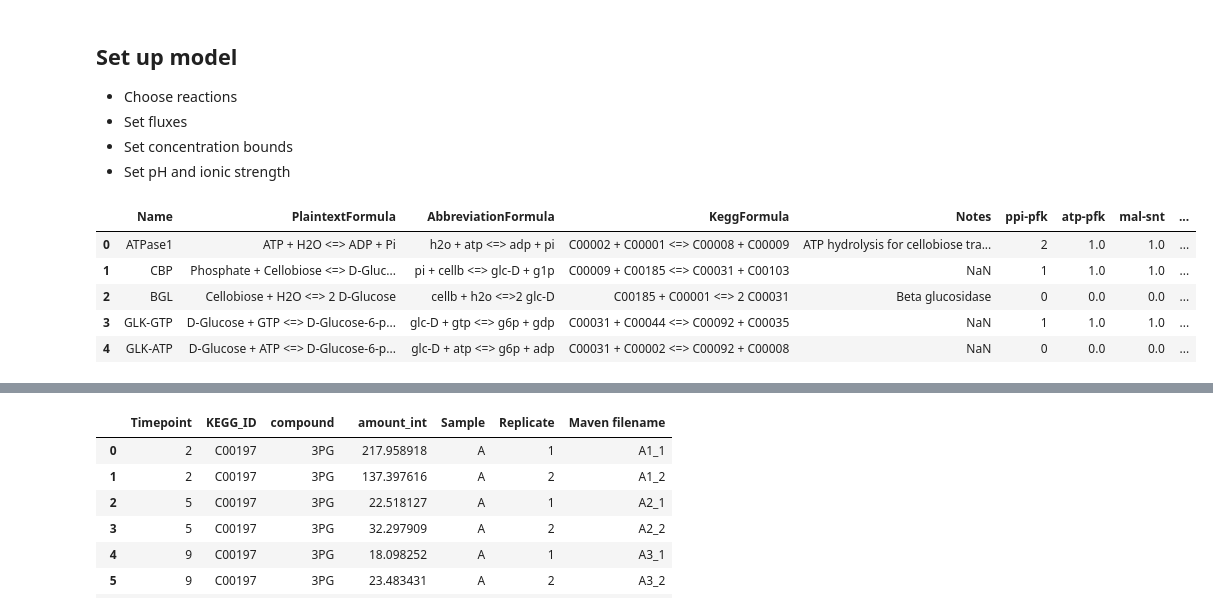
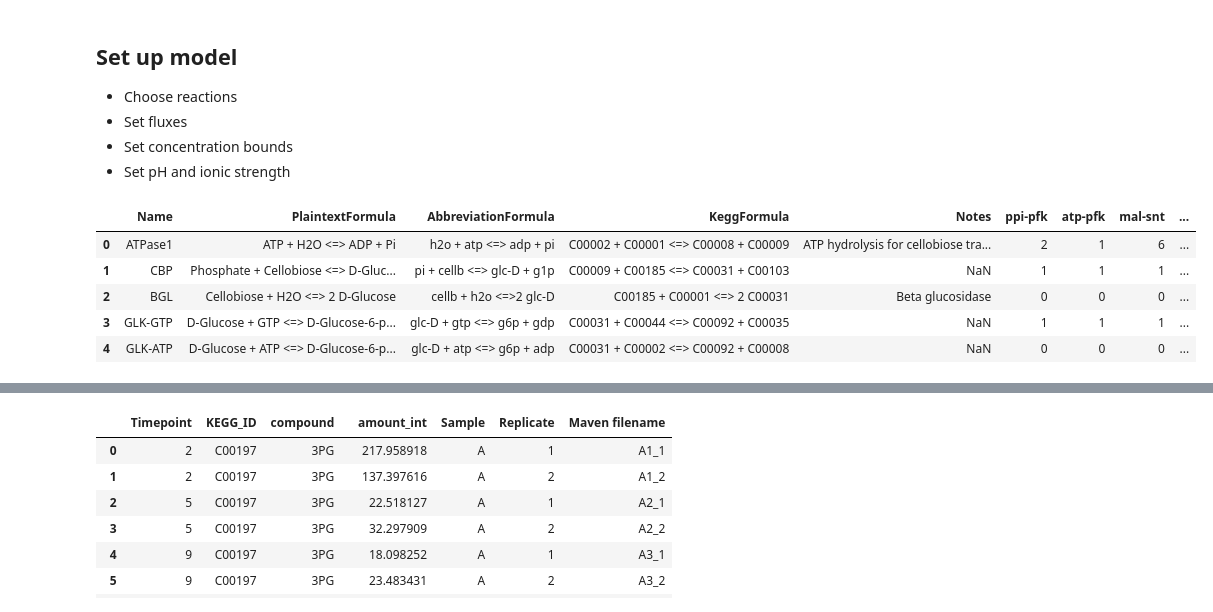
Before and after one commit to satyakamdash/Ctherm_thermo, a Jupyter notebook: Met_sensitivity_v2.ipynb, the cells around one changed output, grey strips where cells are left out. Saved outputs shown, nothing was run; the diff lists cells and outputs as text; code cells hidden in the pictures.

```diff
--- a/Met_sensitivity_v2.ipynb
+++ b/Met_sensitivity_v2.ipynb
@@ -51,14 +51,14 @@ ktaDict = dict(zip(kta.index.str.upper(), kta['ABBREVIATION'].values))
 # %%
 os.chdir('/Users/satyakam/Dropbox/work/component_contribution_ctherm')
 # %%
-allRxnDf = pd.read_excel('cth_thermo_model_DO_SD5.xlsx', sheet_name = 'reactions')
+allRxnDf = pd.read_excel('cth_thermo_model_DO_SD6.xlsx', sheet_name = 'reactions')
 allRxnDf[:5]
 # %% [output]
 |  | Name | PlaintextFormula | AbbreviationFormula | KeggFormula | Notes | ppi-pfk | atp-pfk | mal-snt | ... |
-| 0 | ATPase1 | ATP + H2O <=> ADP + Pi | h2o + atp <=> adp + pi | C00002 + C00001 <=> C00008 + C00009 | ATP hydrolysis for cellobiose tra... | 2 | 1.0 | 1.0 | ... |
-| 1 | CBP | Phosphate + Cellobiose <=> D-Gluc... | pi + cellb <=> glc-D + g1p | C00009 + C00185 <=> C00031 + C00103 | NaN | 1 | 1.0 | 1.0 | ... |
-| 2 | BGL | Cellobiose + H2O <=> 2 D-Glucose | cellb + h2o <=>2 glc-D | C00185 + C00001 <=> 2 C00031 | Beta glucosidase | 0 | 0.0 | 0.0 | ... |
-| 3 | GLK-GTP | D-Glucose + GTP <=> D-Glucose-6-p... | glc-D + gtp <=> g6p + gdp | C00031 + C00044 <=> C00092 + C00035 | NaN | 1 | 1.0 | 1.0 | ... |
-| 4 | GLK-ATP | D-Glucose + ATP <=> D-Glucose-6-p... | glc-D + atp <=> g6p + adp | C00031 + C00002 <=> C00092 + C00008 | NaN | 0 | 0.0 | 0.0 | ... |
+| 0 | ATPase1 | ATP + H2O <=> ADP + Pi | h2o + atp <=> adp + pi | C00002 + C00001 <=> C00008 + C00009 | ATP hydrolysis for cellobiose tra... | 2 | 1 | 6 | ... |
+| 1 | CBP | Phosphate + Cellobiose <=> D-Gluc... | pi + cellb <=> glc-D + g1p | C00009 + C00185 <=> C00031 + C00103 | NaN | 1 | 1 | 1 | ... |
+| 2 | BGL | Cellobiose + H2O <=> 2 D-Glucose | cellb + h2o <=>2 glc-D | C00185 + C00001 <=> 2 C00031 | Beta glucosidase | 0 | 0 | 0 | ... |
+| 3 | GLK-GTP | D-Glucose + GTP <=> D-Glucose-6-p... | glc-D + gtp <=> g6p + gdp | C00031 + C00044 <=> C00092 + C00035 | NaN | 1 | 1 | 1 | ... |
+| 4 | GLK-ATP | D-Glucose + ATP <=> D-Glucose-6-p... | glc-D + atp <=> g6p + adp | C00031 + C00002 <=> C00092 + C00008 | NaN | 0 | 0 | 0 | ... |
 # %%
 # choose a flux set, and drop all of the zero-flux reactions
```
Also changed, not shown: parts of 1 cell of this notebook, 10 other files.
